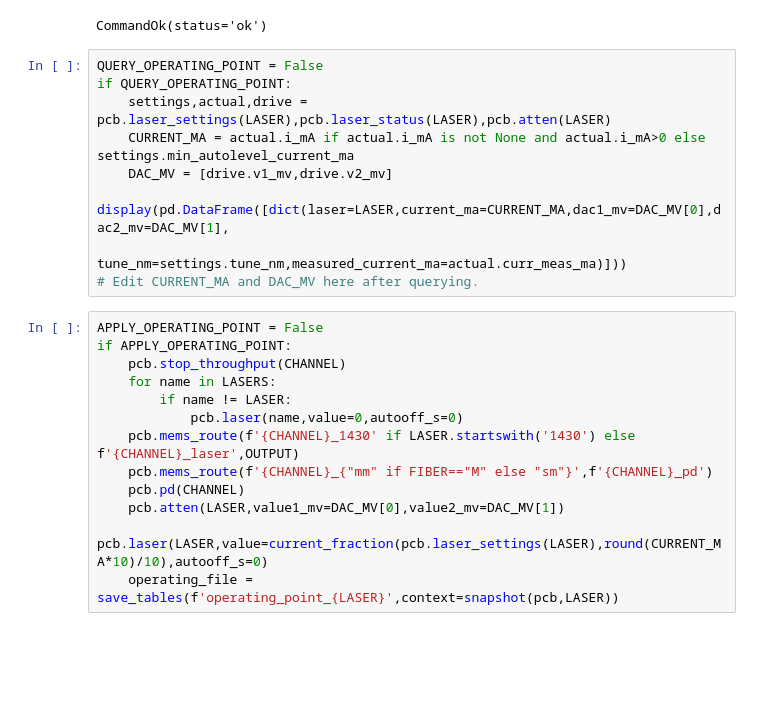
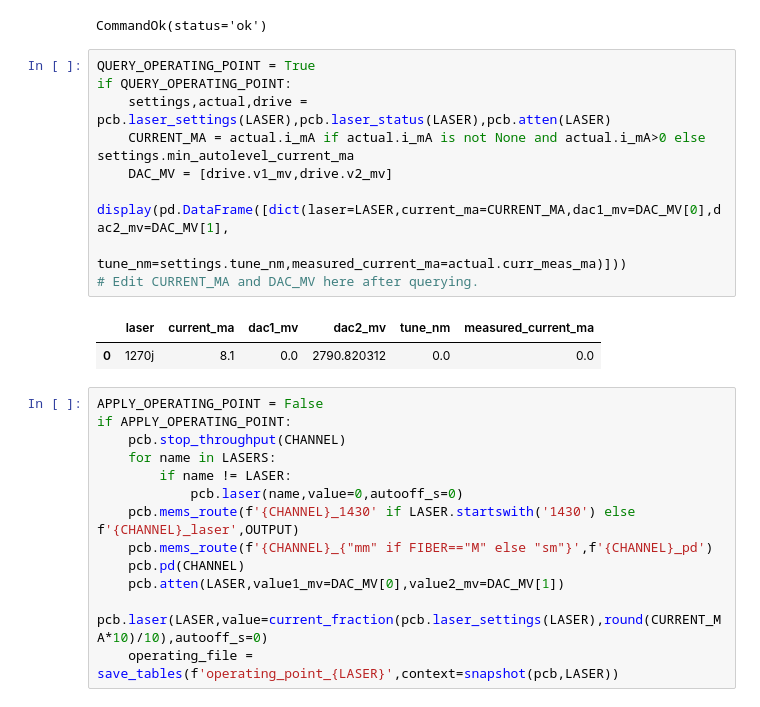
Before and after one commit to COO-Utilities/hispec-tib, a Jupyter notebook: tools/tib_fvoa_noise_scope_lab.ipynb, the cells around one changed output. Drawn from its saved outputs; the diff is of its cells as text; blank space fills up the shorter version.

```diff
--- a/tools/tib_fvoa_noise_scope_lab.ipynb
+++ b/tools/tib_fvoa_noise_scope_lab.ipynb
@@ -299,14 +303,17 @@ if CONNECT:
 # %% [output]
 CommandOk(status='ok')
 # %%
-QUERY_OPERATING_POINT = False
+QUERY_OPERATING_POINT = True
 if QUERY_OPERATING_POINT:
     settings,actual,drive = pcb.laser_settings(LASER),pcb.laser_status(LASER),pcb.atten(LASER)
     CURRENT_MA = actual.i_mA if actual.i_mA is not None and actual.i_mA>0 else settings.min_autolevel_current_ma
     DAC_MV = [drive.v1_mv,drive.v2_mv]
     display(pd.DataFrame([dict(laser=LASER,current_ma=CURRENT_MA,dac1_mv=DAC_MV[0],dac2_mv=DAC_MV[1],
                                tune_nm=settings.tune_nm,measured_current_ma=actual.curr_meas_ma)]))
 # Edit CURRENT_MA and DAC_MV here after querying.
+# %% [output]
+|  | laser | current_ma | dac1_mv | dac2_mv | tune_nm | measured_current_ma |
+| 0 | 1270j | 8.1 | 0.0 | 2790.820312 | 0.0 | 0.0 |
 # %%
 APPLY_OPERATING_POINT = False
 if APPLY_OPERATING_POINT:
```
Also changed, not shown: parts of 4 cells of this notebook.
